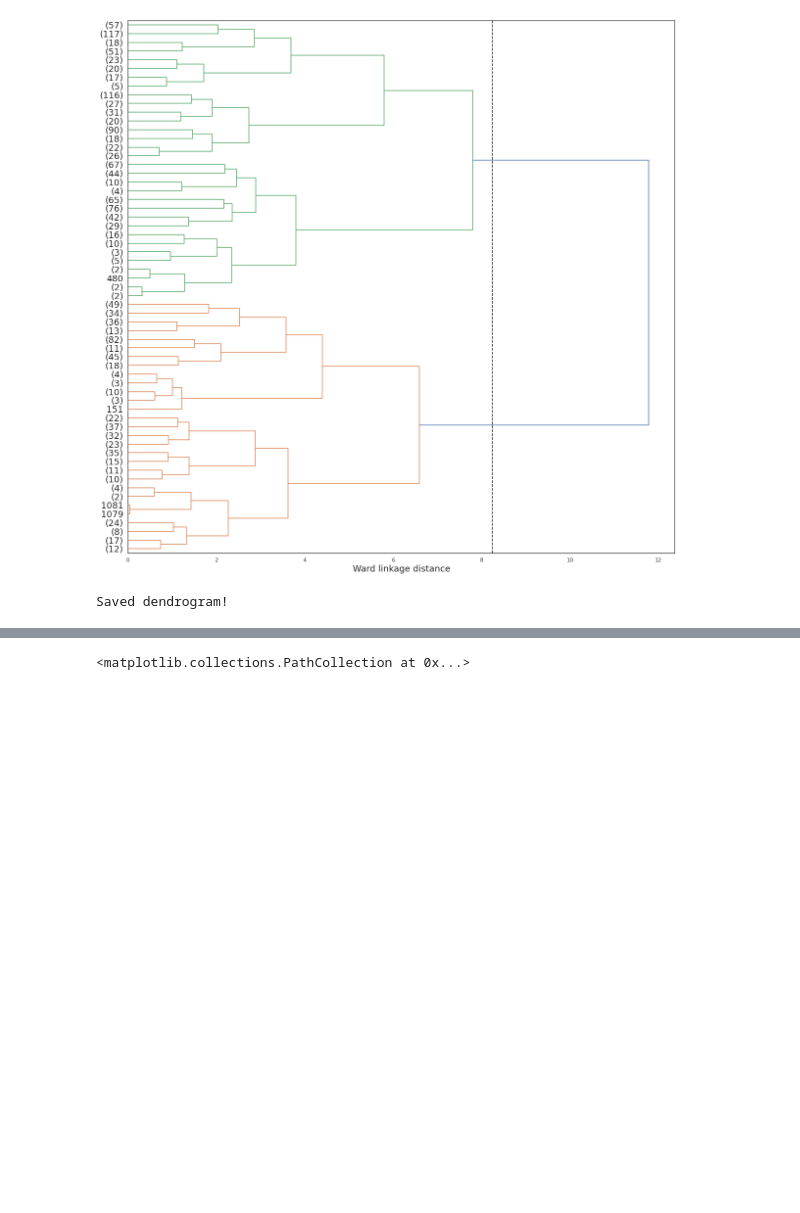
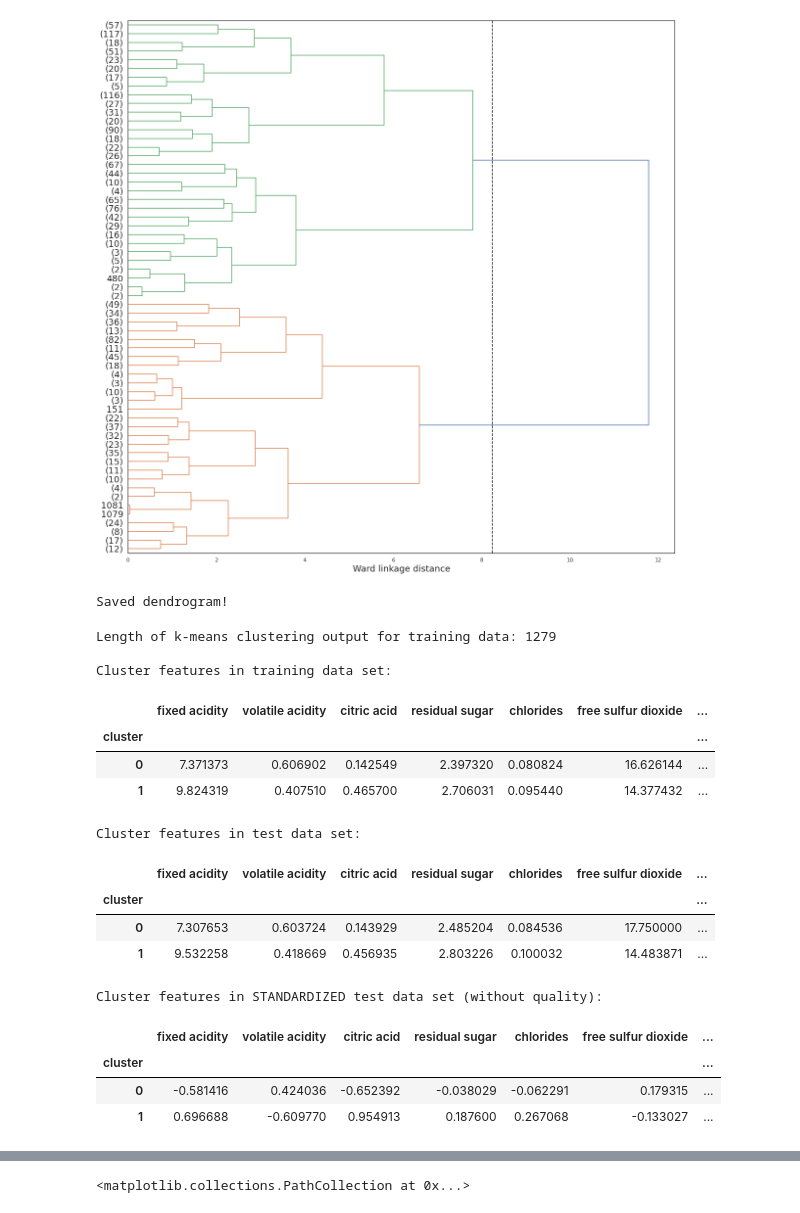
Before and after one commit to jhaber-zz/cluster-wine, a Jupyter notebook: code/clustering.ipynb, the cells around one changed output, grey strips where cells are left out. Drawn from its saved outputs; the diff is of its cells as text; code cells hidden in the pictures; blank space fills up the shorter version.

Commit message:
standardized results; added lots more interpretation

```diff
--- a/code/clustering.ipynb
+++ b/code/clustering.ipynb
@@ -658,7 +551,8 @@ X_red_train, X_red_test, y_red_train, y_red_test = train_test_split(
 X_white_train, X_white_test, y_white_train, y_white_test = train_test_split(
     X_white, y_white, test_size=test_size, random_state=seed)
 
-# normalize X so it shares a standard 0-1 scale, drop outcome column
+
+# NORMALIZE X so it shares a standard 0-1 scale, drop outcome column
 scaler_red = MinMaxScaler(); scaler_red.fit(X_red.drop(columns=['quality']))
 X_red_norm = scaler_red.transform(X_red.drop(columns=['quality']))
 X_red_train_norm = scaler_red.transform(X_red_train.drop(columns=['quality']))
@@ -669,6 +563,19 @@ scaler_white = MinMaxScaler(); scaler_white.fit(X_white.drop(columns=['quality']
 X_white_norm = scaler_red.transform(X_white.drop(columns=['quality']))
 X_white_train_norm = scaler_white.transform(X_white_train.drop(columns=['quality']))
 X_white_test_norm = scaler_white.transform(X_white_test.drop(columns=['quality']))
+
+
+# STANDARDIZE X so it has a mean of zero and variance scaling
+scaler_red = StandardScaler(); scaler_red.fit(X_red.drop(columns=['quality']))
+X_red_std = scaler_red.transform(X_red.drop(columns=['quality']))
+X_red_train_std = scaler_red.transform(X_red_train.drop(columns=['quality']))
+X_red_test_std = scaler_red.transform(X_red_test.drop(columns=['quality']))
+
+# repeat for white wine cases
+scaler_white = StandardScaler(); scaler_white.fit(X_white.drop(columns=['quality']))
+X_white_std = scaler_red.transform(X_white.drop(columns=['quality']))
+X_white_train_std = scaler_white.transform(X_white_train.drop(columns=['quality']))
+X_white_test_std = scaler_white.transform(X_white_test.drop(columns=['quality']))
 # %% [output]
 MinMaxScaler()
 MinMaxScaler()
@@ -721,3 +632,57 @@ dendro_right
 cluster threshold: 8.244783095033823
 [figure]
 Saved dendrogram!
+# %%
+# RED: KMeans clustering with two clusters
+km_red = KMeans(n_clusters=2,
+                algorithm='lloyd',
+                init='random',
+                n_init='auto',
+                random_state=seed)
+
+km_model_red = km.fit(X_red_train_norm) # fit on training data
+print('Length of k-means clustering output for training data:', str(len(km_model_red.labels_)))
+print()
+
+
+# Examine cluster assignment with training data
+result_train_red = pd.DataFrame(X_red_train.copy(), columns=X_red.columns)
+result_train_red['cluster'] = km_model_red.labels_
+
+print("Cluster features in training data set:")
+result_train_red.groupby('cluster').agg('mean')
+
+# Examine cluster assignment with test data
+result_test_red = X_red_test.copy()
+predictions = km_model_red.predict(X_red_test_norm) # predict clusters for test data using trained kmeans model
+result_test_red['cluster'] = predictions
+
+print("Cluster features in test data set:")
+result_test_red.groupby('cluster').agg('mean')
+
+
+# Examine cluster assignment with STANDARDIZED test data
+result_test_red_std = pd.DataFrame(X_red_test_std.copy(), columns=[col for col in X_red.columns if col!='quality'])
+predictions = km_model_red.predict(X_red_test_norm) # predict clusters for test data using trained kmeans model
+result_test_red_std['cluster'] = predictions
+
+print("Cluster features in STANDARDIZED test data set (without quality):")
+result_test_red_std.groupby('cluster').agg('mean')
+# %% [output]
+Length of k-means clustering output for training data: 1279
+
+Cluster features in training data set:
+|  | fixed acidity | volatile acidity | citric acid | residual sugar | chlorides | free sulfur dioxide | ... |
+| cluster |  |  |  |  |  |  | ... |
+| 0 | 7.371373 | 0.606902 | 0.142549 | 2.397320 | 0.080824 | 16.626144 | ... |
+| 1 | 9.824319 | 0.407510 | 0.465700 | 2.706031 | 0.095440 | 14.377432 | ... |
+Cluster features in test data set:
+|  | fixed acidity | volatile acidity | citric acid | residual sugar | chlorides | free sulfur dioxide | ... |
+| cluster |  |  |  |  |  |  | ... |
+| 0 | 7.307653 | 0.603724 | 0.143929 | 2.485204 | 0.084536 | 17.750000 | ... |
+| 1 | 9.532258 | 0.418669 | 0.456935 | 2.803226 | 0.100032 | 14.483871 | ... |
+Cluster features in STANDARDIZED test data set (without quality):
+|  | fixed acidity | volatile acidity | citric acid | residual sugar | chlorides | free sulfur dioxide | ... |
+| cluster |  |  |  |  |  |  | ... |
+| 0 | -0.581416 | 0.424036 | -0.652392 | -0.038029 | -0.062291 | 0.179315 | ... |
+| 1 | 0.696688 | -0.609770 | 0.954913 | 0.187600 | 0.267068 | -0.133027 | ... |
```
Also changed, not shown: parts of 17 cells of this notebook.
